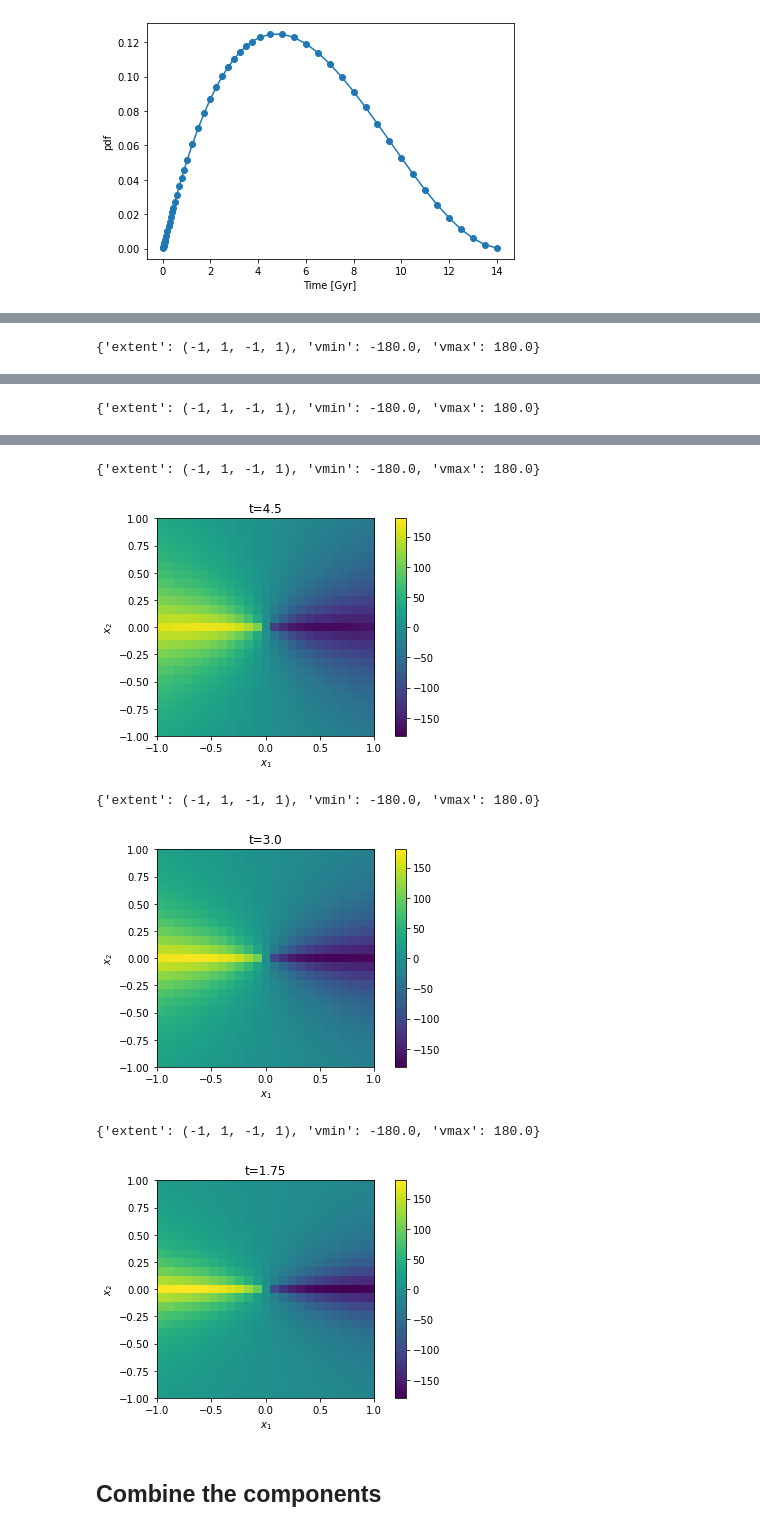
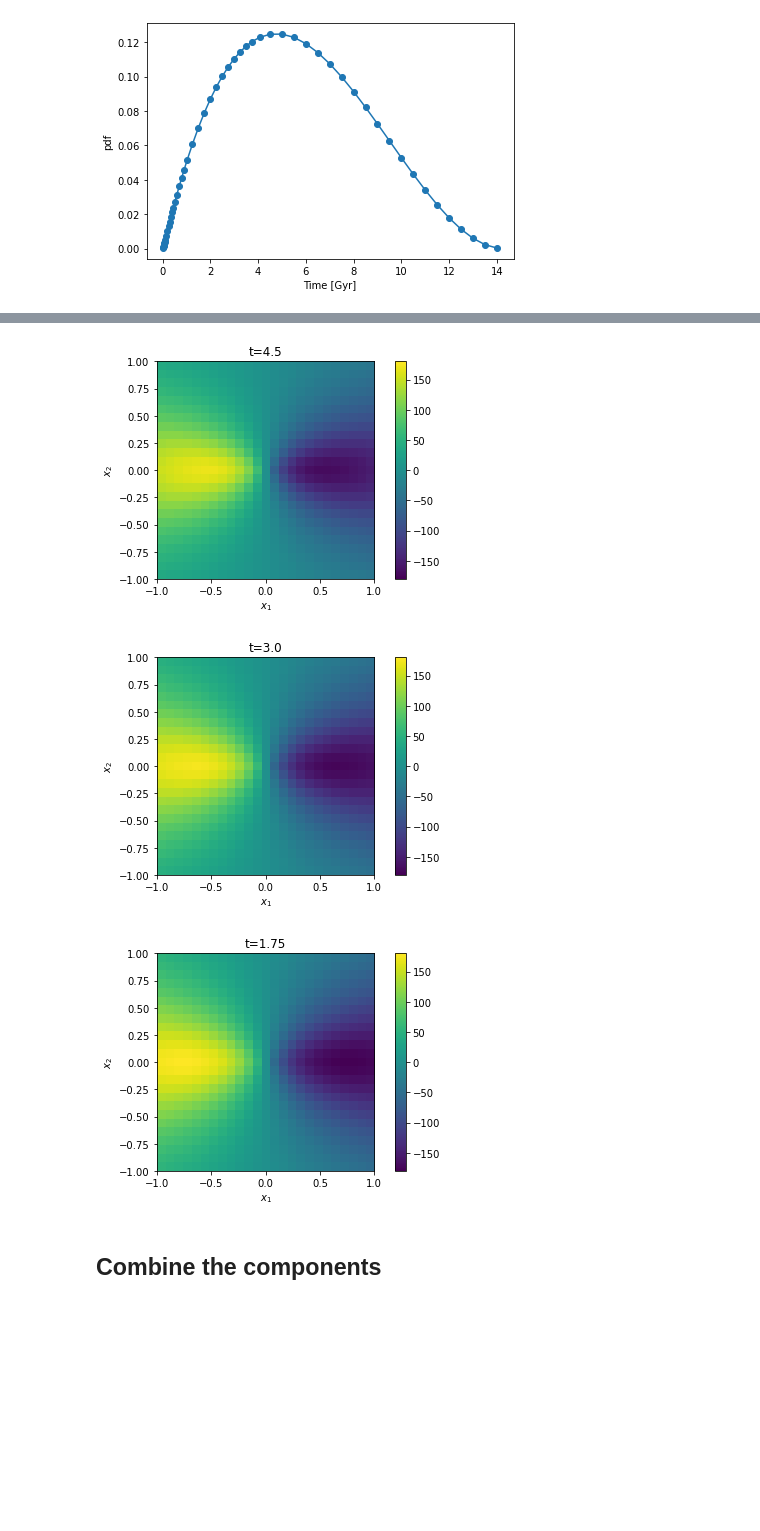
Before and after one commit to prashjet/popkinmocks, a Jupyter notebook: notebooks/popkinmocks.ipynb, the cells around one changed output, grey strips where cells are left out. Saved outputs shown, nothing was run; the diff lists cells and outputs as text; code cells hidden in the pictures; blank space fills up the shorter version.

```diff
--- a/notebooks/popkinmocks.ipynb
+++ b/notebooks/popkinmocks.ipynb
@@ -190,8 +169,8 @@ disk2.plot_sfh()
 # %% [output]
 [figure]
 # %%
-disk2.set_p_x_t(sig_x_lims=(0.7, 0.7),
-              sig_y_lims=(0.2, 0.3),
-              alpha_lims=(0.8, 1.2))
+disk2.set_p_x_t(q_lims=(0.3, 0.7),
+                rc_lims=(0.5, 0.6),
+                alpha_lims=(0.8, 1.2))
 disk2.plot_density(show_every_nth_time=5)
 # %% [output]
@@ -207,17 +181,13 @@ disk2.plot_density(show_every_nth_time=5)
 [figure]
 # %%
-disk2.set_t_dep(sig_x=0.8,
-              sig_y=0.4,
-              alpha=2.,
-              t_dep_in=2.,
-              t_dep_out=9.)
+disk2.set_t_dep(q=0.4,
+                alpha=2.,
+                t_dep_in=2.,
+                t_dep_out=9.)
 disk2.set_p_z_tx()
 # %%
-disk2.set_mu_v(sig_x_lims=(0.5, 0.5),
-             sig_y_lims=(0.1, 0.5),
-             rmax_lims=(0.8, 0.1),
-             vmax_lims=(-180., -150.),
-             vinf_lims=(-40., -90.))
+disk2.set_mu_v(q_lims=(0.5, 0.5),
+               rmax_lims=(0.8, 0.1),
+               vmax_lims=(-180., -150.))
 disk2.plot_mu_v(show_every_nth_time=5)
 # %% [output]
-{'extent': (-1, 1, -1, 1), 'vmin': -180.0, 'vmax': 180.0}
@@ -225 +194,0 @@ disk2.plot_mu_v(show_every_nth_time=5)
-{'extent': (-1, 1, -1, 1), 'vmin': -180.0, 'vmax': 180.0}
@@ -227,7 +196,4 @@ disk2.plot_mu_v(show_every_nth_time=5)
-{'extent': (-1, 1, -1, 1), 'vmin': -180.0, 'vmax': 180.0}
-[figure, old version]
+[figure, new version]
-{'extent': (-1, 1, -1, 1), 'vmin': -180.0, 'vmax': 180.0}
-[figure, old version]
+[figure, new version]
-{'extent': (-1, 1, -1, 1), 'vmin': -180.0, 'vmax': 180.0}
-[figure, old version]
+[figure, new version]
 # %%
```
Also changed, not shown: parts of 24 cells of this notebook, 6 other files.
